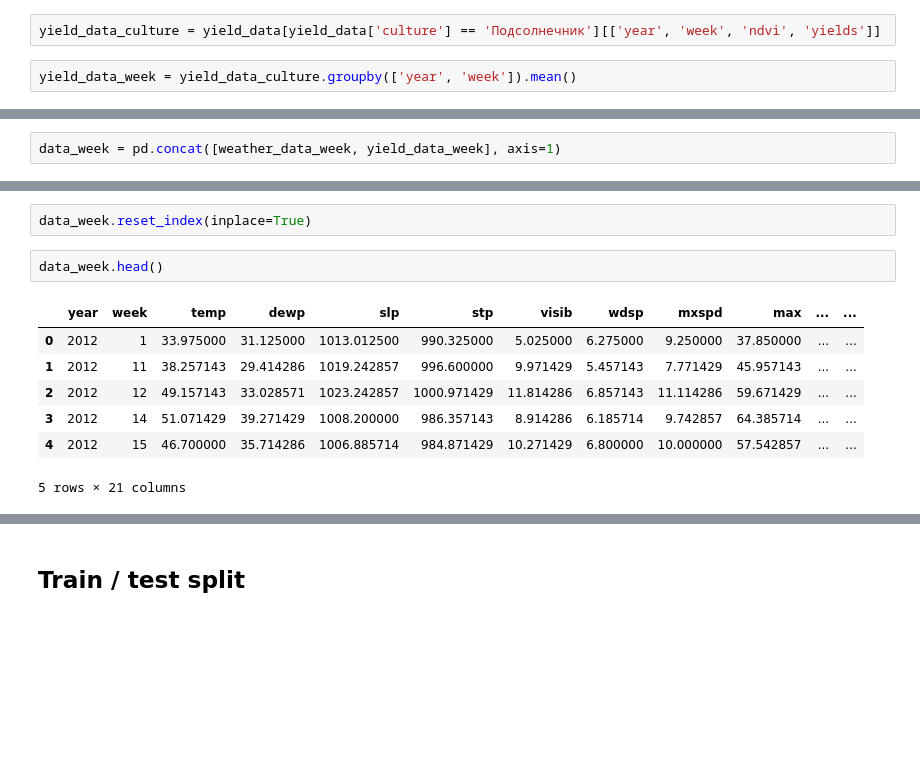
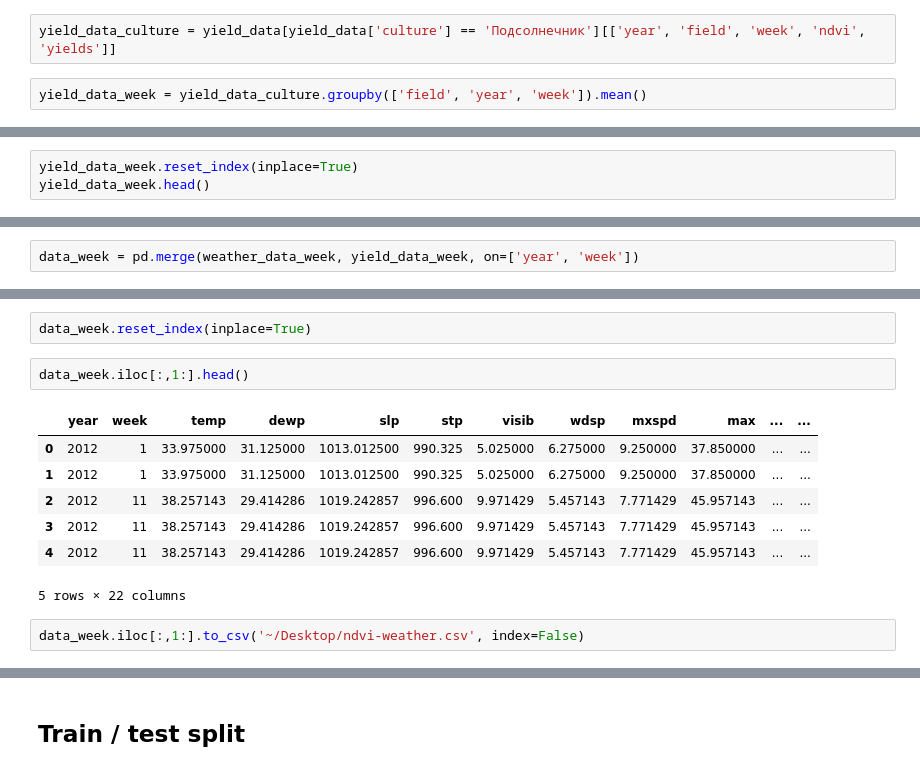
Before and after one commit to DFS-UCU/UkrainianAgriculture, a Jupyter notebook: notebooks/LongWeatherNDVI.ipynb, the cells around one changed output, grey strips where cells are left out. Drawn from its saved outputs; the diff is of its cells as text; blank space fills up the shorter version.

Commit message:
Uploading the latest version of the LongWeatherNDVI.ipynb

```diff
--- a/notebooks/LongWeatherNDVI.ipynb
+++ b/notebooks/LongWeatherNDVI.ipynb
@@ -165,9 +187,9 @@ yield_data['yields'] = yield_data['yields'].astype(float)
 # %%
 yield_data.dropna(inplace=True)
 # %%
-yield_data_culture = yield_data[yield_data['culture'] == 'Подсолнечник'][['year', 'week', 'ndvi', 'yields']]
+yield_data_culture = yield_data[yield_data['culture'] == 'Подсолнечник'][['year', 'field', 'week', 'ndvi', 'yields']]
 # %%
-yield_data_week = yield_data_culture.groupby(['year', 'week']).mean()
+yield_data_week = yield_data_culture.groupby(['field', 'year', 'week']).mean()
 # %%
 yield_data_week.head()
 # %% [output]
@@ -180,0 +203,3 @@ yield_data_week.head()
+# %%
+yield_data_week.reset_index(inplace=True)
+yield_data_week.head()
@@ -181,7 +213,7 @@ yield_data_week.head()
 # %% [markdown]
 ## Combining the datasets
 # %%
-data_week = pd.concat([weather_data_week, yield_data_week], axis=1)
+data_week = pd.merge(weather_data_week, yield_data_week, on=['year', 'week'])
 # %%
 data_week.head()
 # %% [output]
@@ -197,15 +229,17 @@ data_week.dropna(inplace=True)
 # %%
 data_week.reset_index(inplace=True)
 # %%
-data_week.head()
+data_week.iloc[:,1:].head()
 # %% [output]
 |  | year | week | temp | dewp | slp | stp | visib | wdsp | mxspd | max | ... | ... |
-| 0 | 2012 | 1 | 33.975000 | 31.125000 | 1013.012500 | 990.325000 | 5.025000 | 6.275000 | 9.250000 | 37.850000 | ... | ... |
-| 1 | 2012 | 11 | 38.257143 | 29.414286 | 1019.242857 | 996.600000 | 9.971429 | 5.457143 | 7.771429 | 45.957143 | ... | ... |
-| 2 | 2012 | 12 | 49.157143 | 33.028571 | 1023.242857 | 1000.971429 | 11.814286 | 6.857143 | 11.114286 | 59.671429 | ... | ... |
-| 3 | 2012 | 14 | 51.071429 | 39.271429 | 1008.200000 | 986.357143 | 8.914286 | 6.185714 | 9.742857 | 64.385714 | ... | ... |
-| 4 | 2012 | 15 | 46.700000 | 35.714286 | 1006.885714 | 984.871429 | 10.271429 | 6.800000 | 10.000000 | 57.542857 | ... | ... |
+| 0 | 2012 | 1 | 33.975000 | 31.125000 | 1013.012500 | 990.325 | 5.025000 | 6.275000 | 9.250000 | 37.850000 | ... | ... |
+| 1 | 2012 | 1 | 33.975000 | 31.125000 | 1013.012500 | 990.325 | 5.025000 | 6.275000 | 9.250000 | 37.850000 | ... | ... |
+| 2 | 2012 | 11 | 38.257143 | 29.414286 | 1019.242857 | 996.600 | 9.971429 | 5.457143 | 7.771429 | 45.957143 | ... | ... |
+| 3 | 2012 | 11 | 38.257143 | 29.414286 | 1019.242857 | 996.600 | 9.971429 | 5.457143 | 7.771429 | 45.957143 | ... | ... |
+| 4 | 2012 | 11 | 38.257143 | 29.414286 | 1019.242857 | 996.600 | 9.971429 | 5.457143 | 7.771429 | 45.957143 | ... | ... |
-5 rows × 21 columns
+5 rows × 22 columns
+# %%
+data_week.iloc[:,1:].to_csv('~/Desktop/ndvi-weather.csv', index=False)
 # %%
 data_week.shape
 # %% [output]
```
Also changed, not shown: parts of 29 cells of this notebook, 3 other files.
